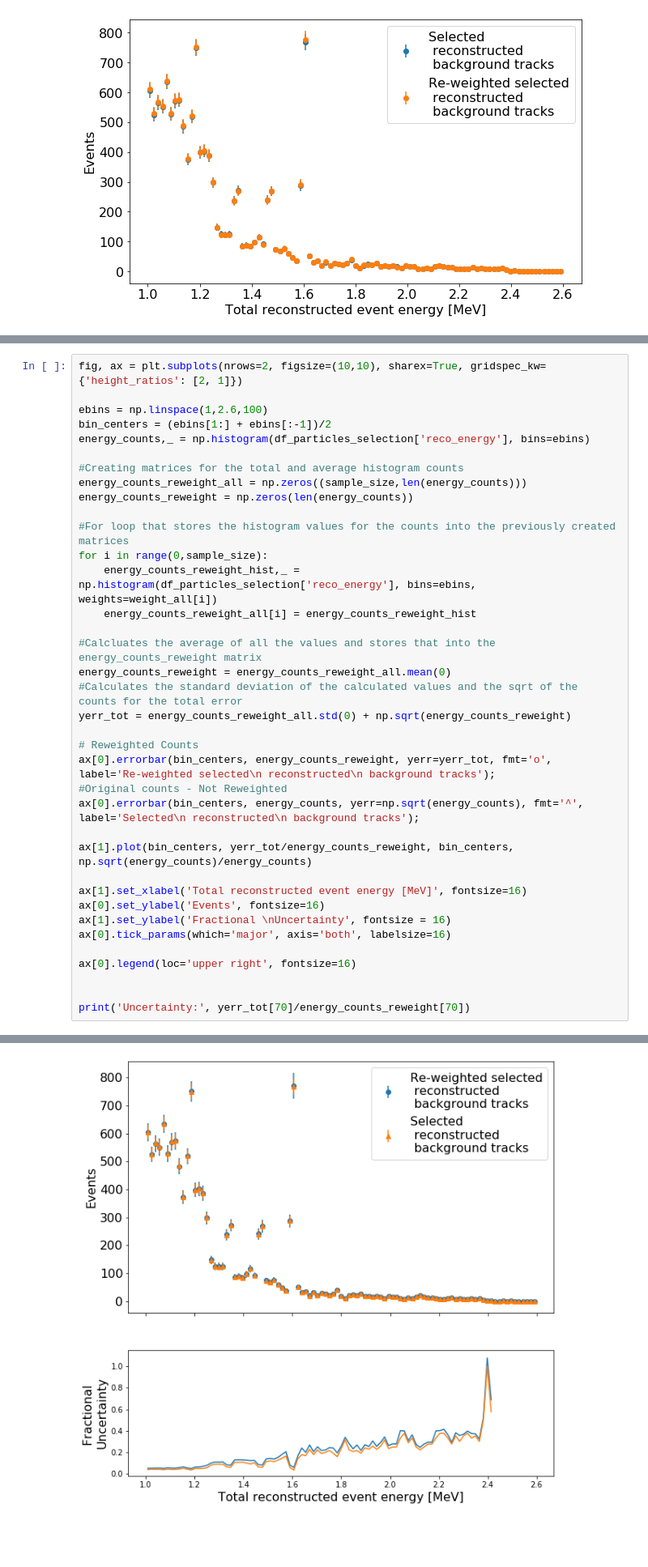
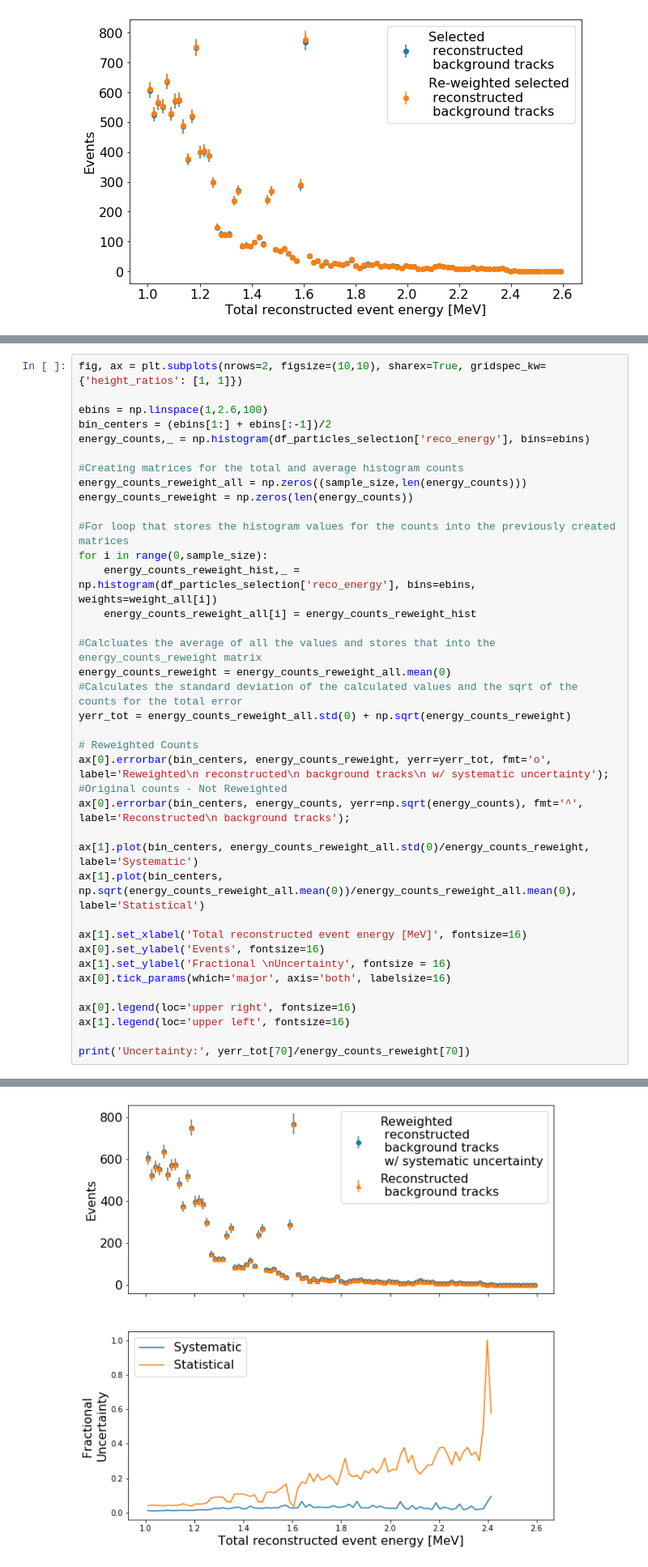
Before and after one commit to k-woodruff/bb2nu, a Jupyter notebook: bb2nu_BG_distribution.ipynb, the cells around one changed output, grey strips where cells are left out. Shown at 81% size. Drawn from its saved outputs; the diff is of its cells as text; blank space fills up the shorter version.

```diff
--- a/bb2nu_BG_distribution.ipynb
+++ b/bb2nu_BG_distribution.ipynb
@@ -413,5 +413,5 @@ Time Elapsed: 6.1347439
 # %%
-fig, ax = plt.subplots(nrows=2, figsize=(10,10), sharex=True, gridspec_kw={'height_ratios': [2, 1]})
+fig, ax = plt.subplots(nrows=2, figsize=(10,10), sharex=True, gridspec_kw={'height_ratios': [1, 1]})
 
 ebins = np.linspace(1,2.6,100)
 bin_centers = (ebins[1:] + ebins[:-1])/2
@@ -432,11 +432,12 @@ energy_counts_reweight = energy_counts_reweight_all.mean(0)
 yerr_tot = energy_counts_reweight_all.std(0) + np.sqrt(energy_counts_reweight)
 
 # Reweighted Counts
-ax[0].errorbar(bin_centers, energy_counts_reweight, yerr=yerr_tot, fmt='o', label='Re-weighted selected\n reconstructed\n background tracks');
+ax[0].errorbar(bin_centers, energy_counts_reweight, yerr=yerr_tot, fmt='o', label='Reweighted\n reconstructed\n background tracks\n w/ systematic uncertainty');
 #Original counts - Not Reweighted
-ax[0].errorbar(bin_centers, energy_counts, yerr=np.sqrt(energy_counts), fmt='^', label='Selected\n reconstructed\n background tracks');
+ax[0].errorbar(bin_centers, energy_counts, yerr=np.sqrt(energy_counts), fmt='^', label='Reconstructed\n background tracks');
 
-ax[1].plot(bin_centers, yerr_tot/energy_counts_reweight, bin_centers, np.sqrt(energy_counts)/energy_counts)
+ax[1].plot(bin_centers, energy_counts_reweight_all.std(0)/energy_counts_reweight, label='Systematic')
+ax[1].plot(bin_centers, np.sqrt(energy_counts_reweight_all.mean(0))/energy_counts_reweight_all.mean(0), label='Statistical')
 
 ax[1].set_xlabel('Total reconstructed event energy [MeV]', fontsize=16)
 ax[0].set_ylabel('Events', fontsize=16)
@@ -444,7 +445,7 @@ ax[1].set_ylabel('Fractional \nUncertainty', fontsize = 16)
 ax[0].tick_params(which='major', axis='both', labelsize=16)
 
 ax[0].legend(loc='upper right', fontsize=16)
-
+ax[1].legend(loc='upper left', fontsize=16)
 
 print('Uncertainty:', yerr_tot[70]/energy_counts_reweight[70])
 # %% [output]
@@ -452,4 +453,4 @@ Uncertainty: 0.27775108204800436
-[figure, old version]
+[figure, new version]
 # %%
 plt.figure(figsize=(10,6))
 
```
Also changed, not shown: parts of 3 cells of this notebook.
